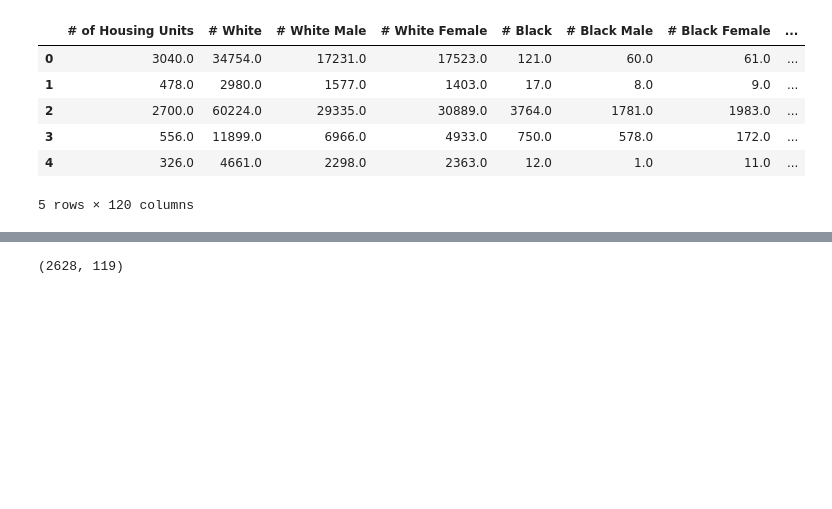
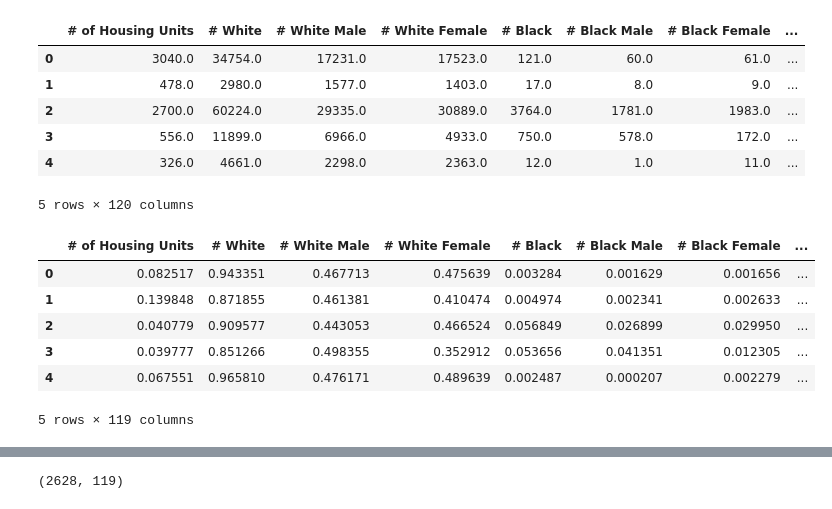
Before and after one commit to lukasfroehlich1/data401-project4, a Jupyter notebook: Model Fitting.ipynb, the cells around one changed output, grey strips where cells are left out. Cells and saved outputs as stored; diff of their text form; code cells hidden in the pictures; blank space fills up the shorter version.

```diff
--- a/Model Fitting.ipynb
+++ b/Model Fitting.ipynb
@@ -31,3 +31,13 @@ X.head()
 del X["Population"]
 # %%
 X = X.apply(lambda x: x / data["Population"])
+# %%
+X.head()
+# %% [output]
+|  | # of Housing Units | # White | # White Male | # White Female | # Black | # Black Male | # Black Female | ... |
+| 0 | 0.082517 | 0.943351 | 0.467713 | 0.475639 | 0.003284 | 0.001629 | 0.001656 | ... |
+| 1 | 0.139848 | 0.871855 | 0.461381 | 0.410474 | 0.004974 | 0.002341 | 0.002633 | ... |
+| 2 | 0.040779 | 0.909577 | 0.443053 | 0.466524 | 0.056849 | 0.026899 | 0.029950 | ... |
+| 3 | 0.039777 | 0.851266 | 0.498355 | 0.352912 | 0.053656 | 0.041351 | 0.012305 | ... |
+| 4 | 0.067551 | 0.965810 | 0.476171 | 0.489639 | 0.002487 | 0.000207 | 0.002279 | ... |
+5 rows × 119 columns
```
Also changed, not shown: parts of 6 cells of this notebook.
